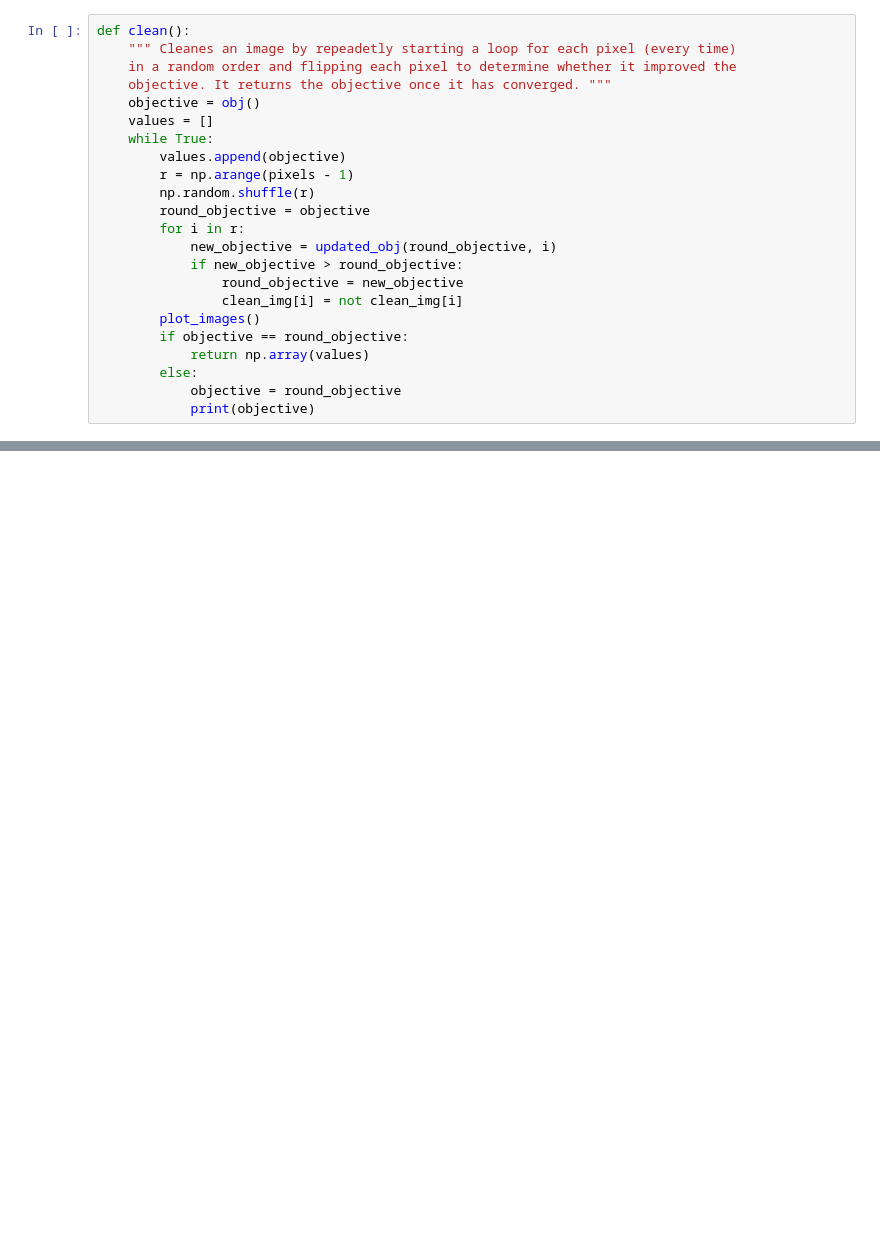
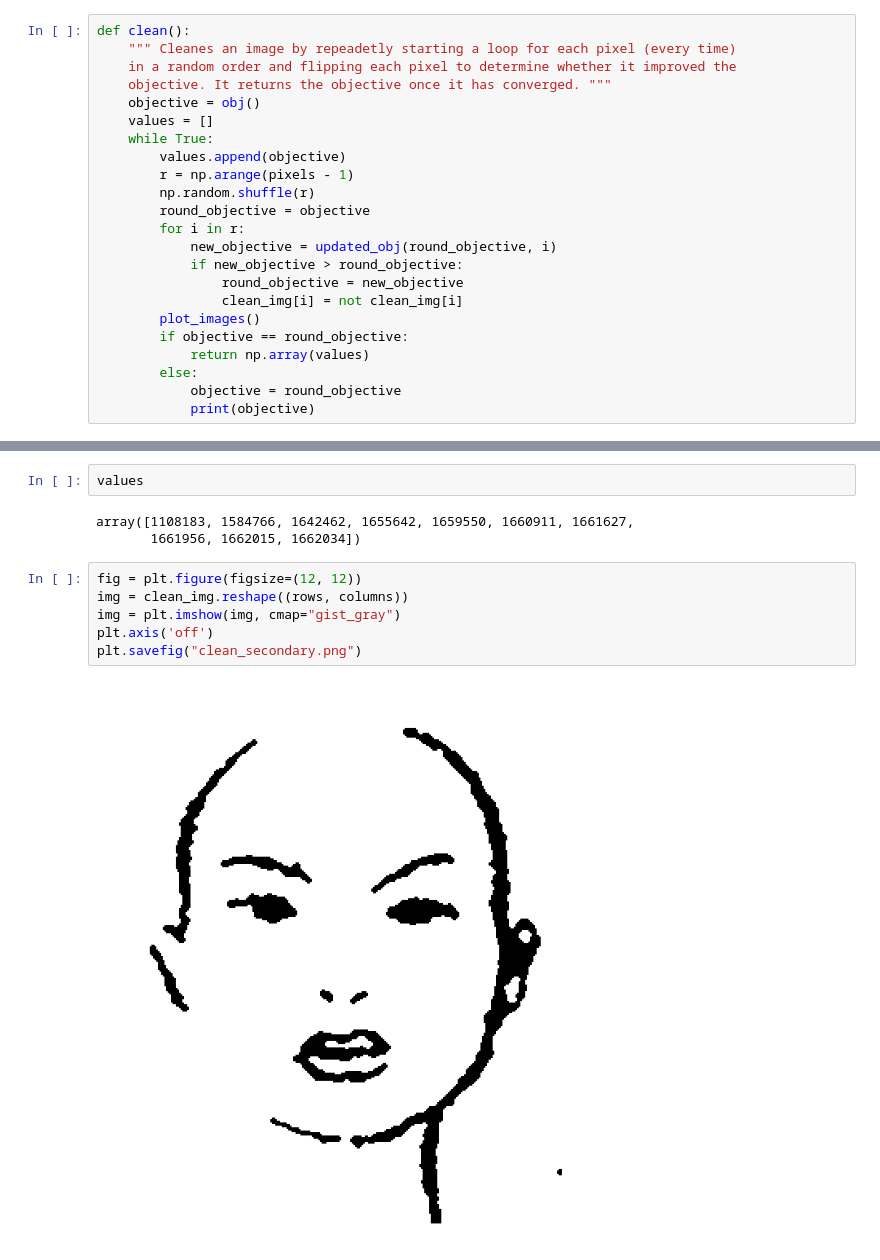
Before and after one commit to Faiz-zz-zz/gm, a Jupyter notebook: gm_2/ex416/Untitled.ipynb, the cells around one changed output, grey strips where cells are left out. Drawn from its saved outputs; the diff is of its cells as text; blank space fills up the shorter version.

```diff
--- a/gm_2/ex416/Untitled.ipynb
+++ b/gm_2/ex416/Untitled.ipynb
@@ -140,0 +155,13 @@ plt.show()
+# %%
+values
+# %% [output]
+array([1108183, 1584766, 1642462, 1655642, 1659550, 1660911, 1661627,
+       1661956, 1662015, 1662034])
+# %%
+fig = plt.figure(figsize=(12, 12))
+img = clean_img.reshape((rows, columns))
+img = plt.imshow(img, cmap="gist_gray")
+plt.axis('off')
+plt.savefig("clean_secondary.png")
+# %% [output]
+[figure, added]
```
Also changed, not shown: parts of 1 cell of this notebook, 38 other files.
